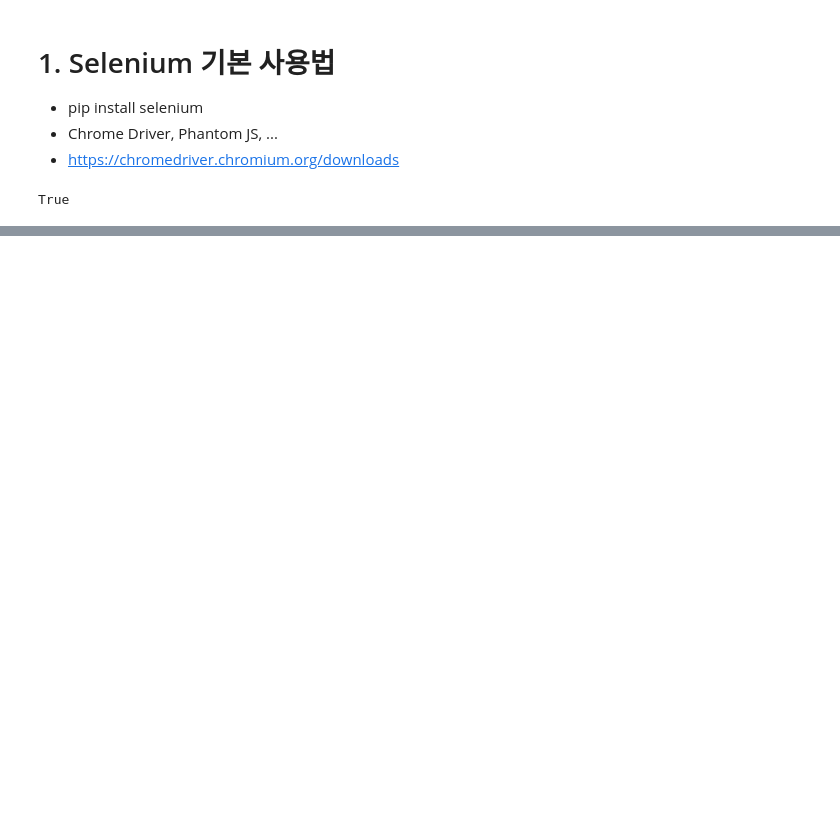
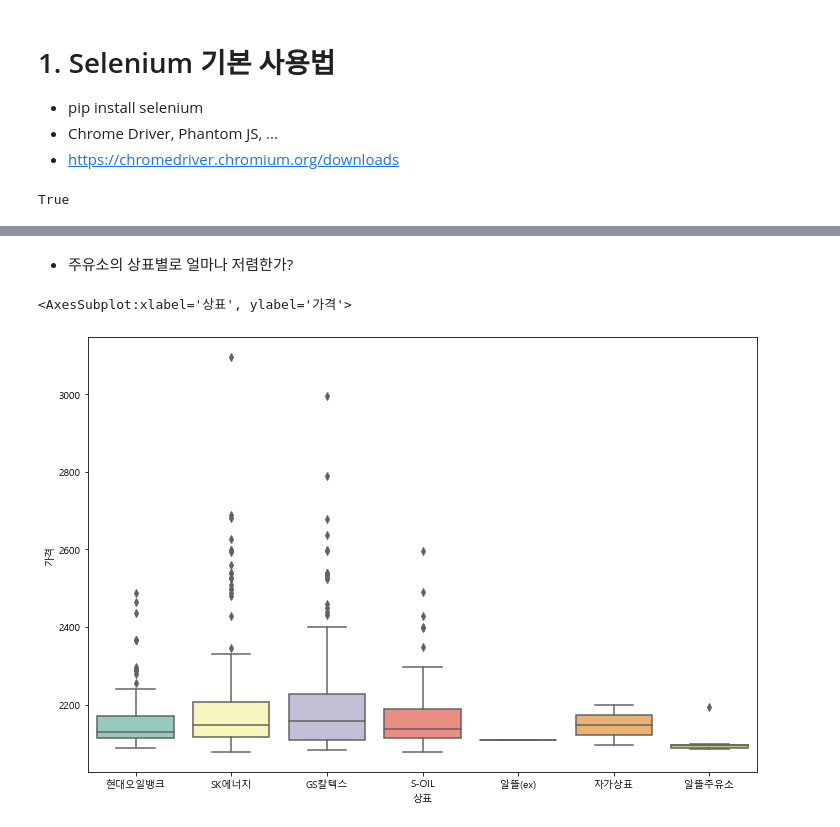
Before and after one commit to dbstj032207/Python, a Jupyter notebook: Analysis/9-고급 크롤링기법(Selenium).ipynb, the cells around one changed output, grey strips where cells are left out. Saved outputs shown, nothing was run; the diff lists cells and outputs as text; code cells hidden in the pictures; blank space fills up the shorter version.

```diff
--- a/Analysis/9-고급 크롤링기법(Selenium).ipynb
+++ b/Analysis/9-고급 크롤링기법(Selenium).ipynb
@@ -53,0 +495,8 @@ driver.find_element_by_xpath(xpath).click()
+# %% [markdown]
++ 주유소의 상표별로 얼마나 저렴한가?
+# %%
+plt.figure(figsize=(12, 8))
+sns.boxplot(x="상표", y="가격", data=stations, palette="Set3")
+# %% [output]
+<AxesSubplot:xlabel='상표', ylabel='가격'>
+[figure, added]
```
Also changed, not shown: parts of 65 cells of this notebook, 29 other files.
